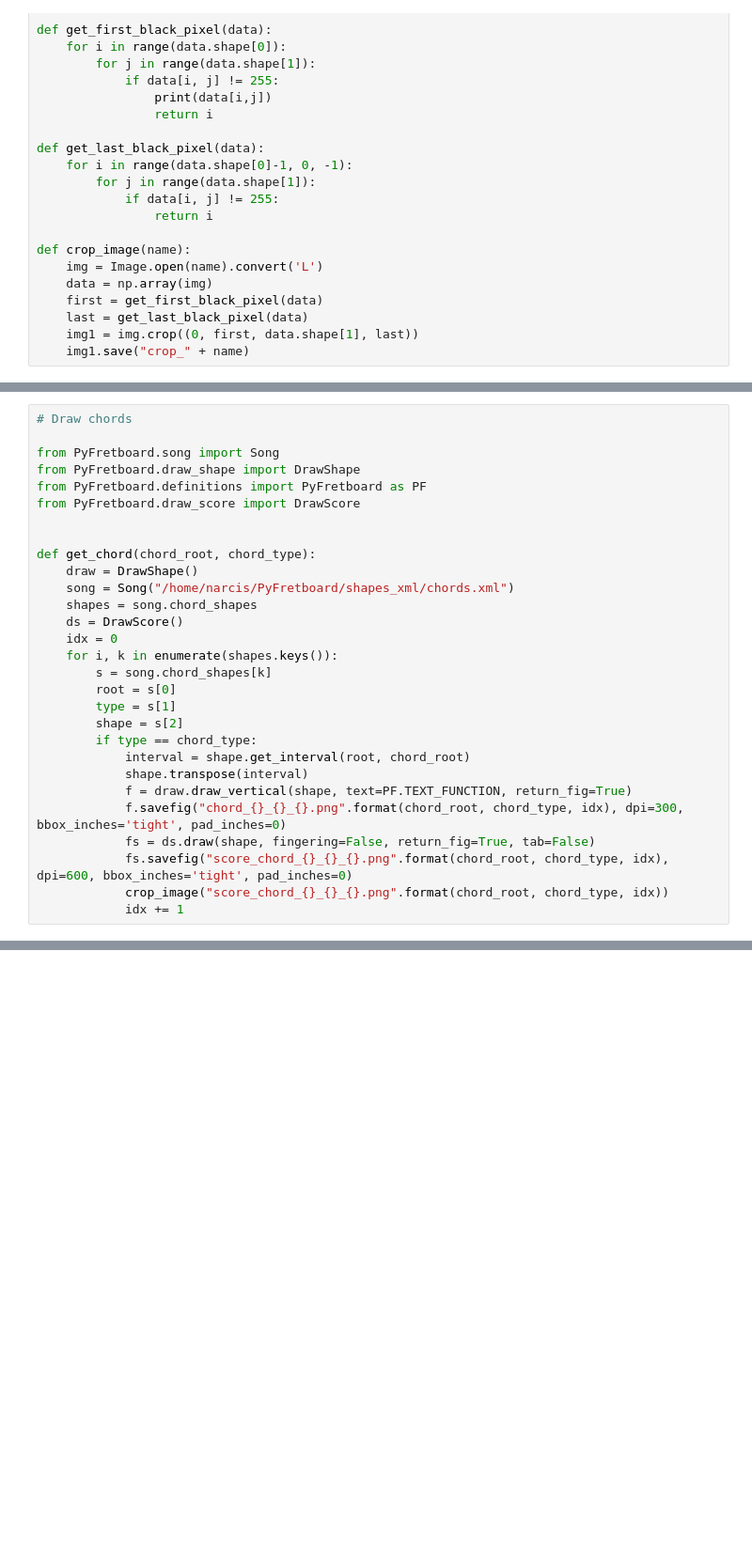
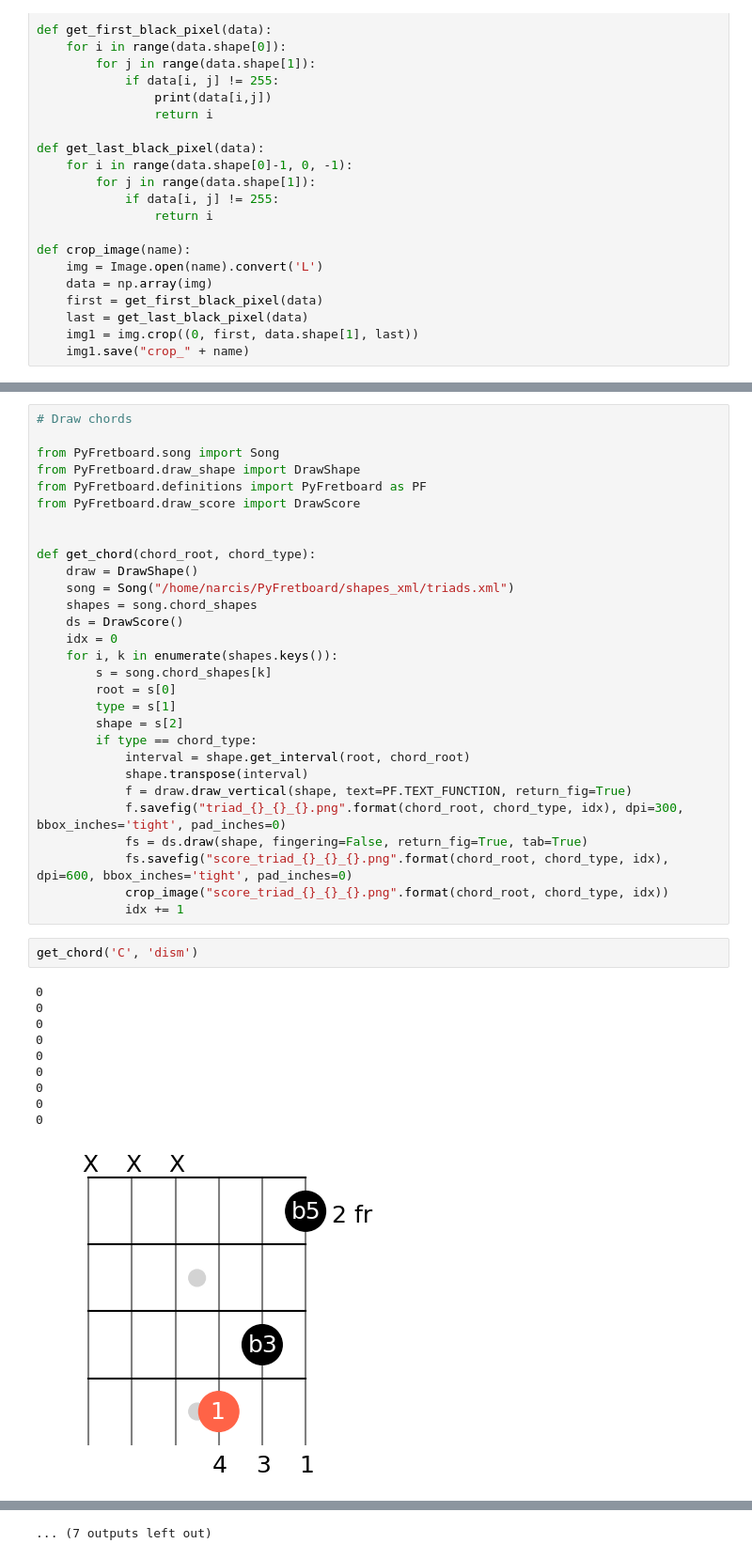
Before and after one commit to narcispr/PyFretboard, a Jupyter notebook: tutorial.ipynb, the cells around one changed output, grey strips where cells are left out. Shown at 94% size. Saved outputs shown, nothing was run; the diff lists cells and outputs as text; blank space fills up the shorter version.

```diff
--- a/tutorial.ipynb
+++ b/tutorial.ipynb
@@ -174,7 +139,7 @@ from PyFretboard.draw_score import DrawScore
 
 def get_chord(chord_root, chord_type):
     draw = DrawShape()
-    song = Song("/home/narcis/PyFretboard/shapes_xml/chords.xml")
+    song = Song("/home/narcis/PyFretboard/shapes_xml/triads.xml")
     shapes = song.chord_shapes
     ds = DrawScore()
     idx = 0
@@ -187,8 +152,21 @@ def get_chord(chord_root, chord_type):
             interval = shape.get_interval(root, chord_root)
             shape.transpose(interval)
             f = draw.draw_vertical(shape, text=PF.TEXT_FUNCTION, return_fig=True)
-            f.savefig("chord_{}_{}_{}.png".format(chord_root, chord_type, idx), dpi=300, bbox_inches='tight', pad_inches=0)
-            fs = ds.draw(shape, fingering=False, return_fig=True, tab=False)
-            fs.savefig("score_chord_{}_{}_{}.png".format(chord_root, chord_type, idx), dpi=600, bbox_inches='tight', pad_inches=0)
-            crop_image("score_chord_{}_{}_{}.png".format(chord_root, chord_type, idx))
+            f.savefig("triad_{}_{}_{}.png".format(chord_root, chord_type, idx), dpi=300, bbox_inches='tight', pad_inches=0)
+            fs = ds.draw(shape, fingering=False, return_fig=True, tab=True)
+            fs.savefig("score_triad_{}_{}_{}.png".format(chord_root, chord_type, idx), dpi=600, bbox_inches='tight', pad_inches=0)
+            crop_image("score_triad_{}_{}_{}.png".format(chord_root, chord_type, idx))
             idx += 1
+# %%
+get_chord('C', 'dism')
+# %% [output]
+0
+0
+0
+0
+0
+0
+0
+0
+0
+[figure, added]
@@ -195,3 +183,4 @@ def get_chord(chord_root, chord_type):
+... (7 outputs left out)
 # %%
 from PyFretboard.auxiliar import get_chord
 
```
Also changed, not shown: parts of 7 cells of this notebook.
